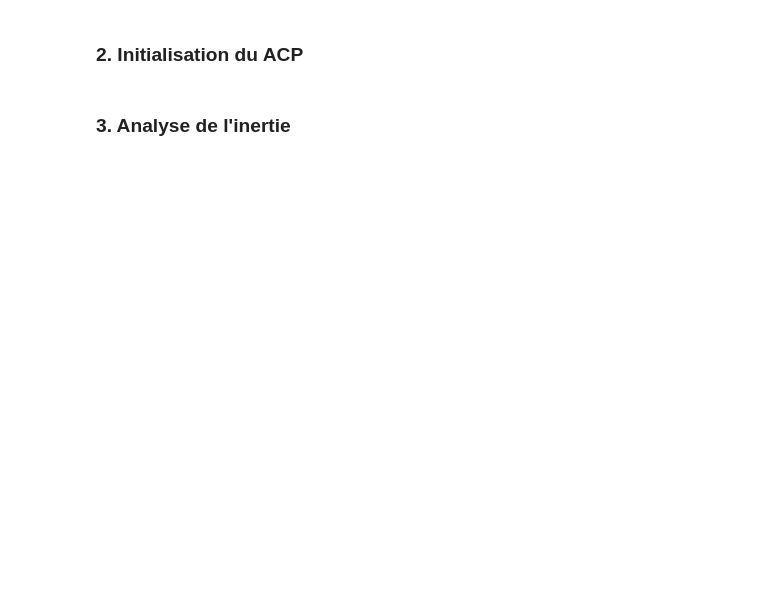
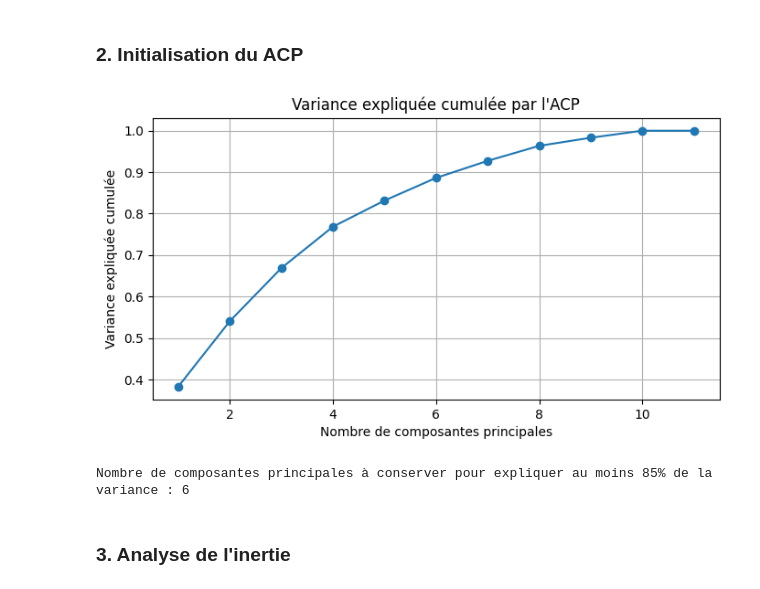
Before and after one commit to NiceSoyce/DS_Lab2, a Jupyter notebook: robert_thibault_lab2.ipynb, the cells around one changed output. Drawn from its saved outputs; the diff is of its cells as text; code cells hidden in the pictures; blank space fills up the shorter version.

```diff
--- a/robert_thibault_lab2.ipynb
+++ b/robert_thibault_lab2.ipynb
@@ -9,4 +45,47 @@
 # %% [markdown]
 ### 2. Initialisation du ACP
+# %%
+import pandas as pd
+from sklearn.preprocessing import StandardScaler
+from sklearn.decomposition import PCA
+import matplotlib.pyplot as plt
+import numpy as np
+
+# Charger les données
+df = pd.read_csv("decathlon.csv")
+
+# Sélectionner les variables quantitatives
+quant_vars = ['100m', 'Long.jump', 'Shot.put', 'High.jump', '400m', '110m.hurdle',
+              'Discus', 'Pole.vault', 'Javeline', '1500m', 'Points']
+X = df[quant_vars]
+
+# Centrer et réduire les données
+scaler = StandardScaler()
+X_scaled = scaler.fit_transform(X)
+
+# Réaliser l'ACP
+pca = PCA()
+X_pca = pca.fit_transform(X_scaled)
+
+# Afficher la variance expliquée cumulée
+cumulative_variance = np.cumsum(pca.explained_variance_ratio_)
+plt.figure(figsize=(8,4))
+plt.plot(range(1, len(cumulative_variance)+1), cumulative_variance, marker='o')
+plt.xlabel('Nombre de composantes principales')
+plt.ylabel('Variance expliquée cumulée')
+plt.title('Variance expliquée cumulée par l\'ACP')
+plt.grid(True)
+plt.show()
+
+# Choix du nombre de dimensions à conserver
+# Ici, on choisit le nombre de composantes qui explique au moins 85% de la variance
+k = np.argmax(cumulative_variance >= 0.85) + 1
+print(f"Nombre de composantes principales à conserver pour expliquer au moins 85% de la variance : {k}")
+
+# Motiver le choix :
+# On conserve {k} dimensions car elles expliquent au moins 85% de la variance totale, ce qui permet de réduire la dimensionnalité tout en gardant l'essentiel de l'information.
+# %% [output]
+[figure, added]
+Nombre de composantes principales à conserver pour expliquer au moins 85% de la variance : 6
 # %% [markdown]
 ### 3. Analyse de l'inertie
```
Also changed, not shown: parts of 3 cells of this notebook, 1 other file.
